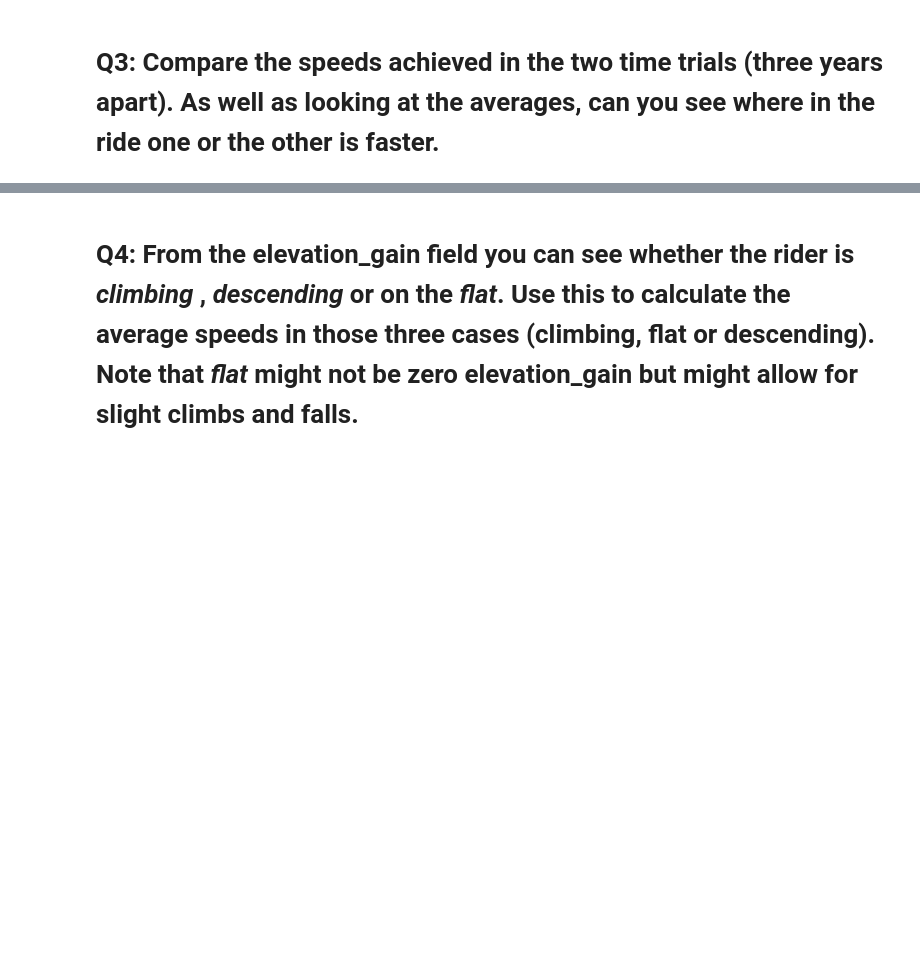
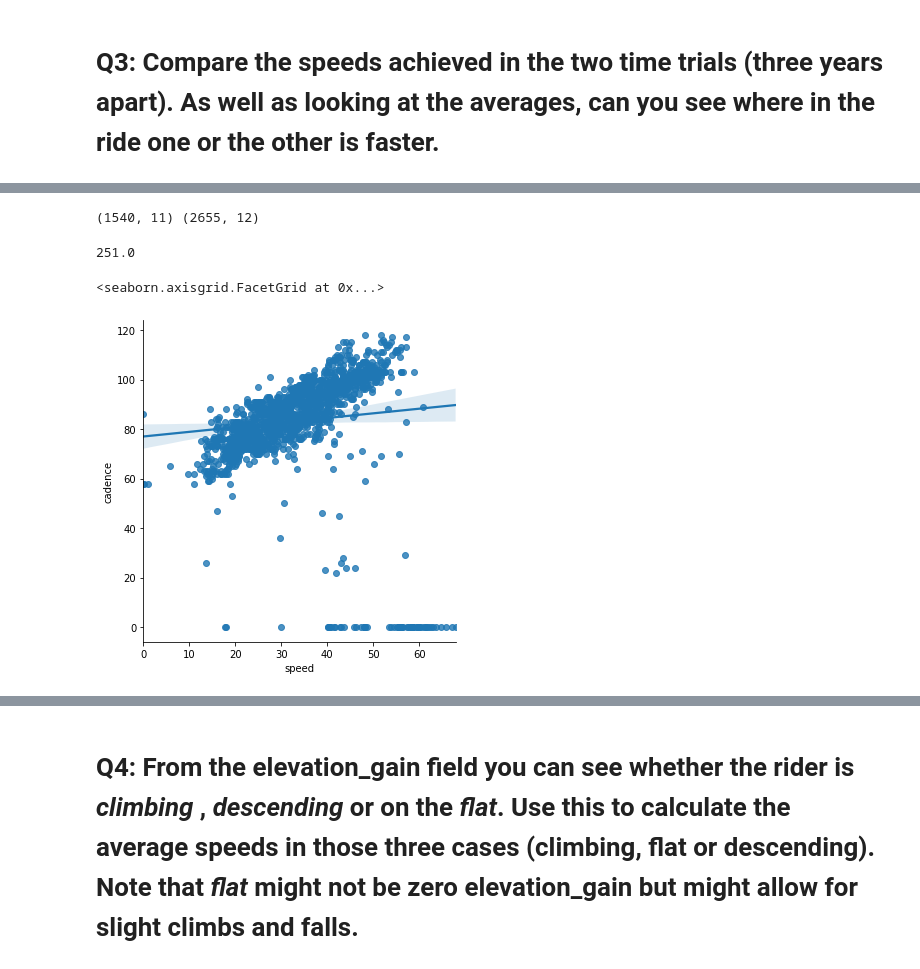
Before and after one commit to MQCOMP2200-S2-2021/Data-Science-Labs, a Jupyter notebook: Portfolio 1.ipynb, the cells around one changed output, grey strips where cells are left out. Saved outputs shown, nothing was run; the diff lists cells and outputs as text; code cells hidden in the pictures; blank space fills up the shorter version.

```diff
--- a/Portfolio 1.ipynb
+++ b/Portfolio 1.ipynb
@@ -52,8 +52,8 @@ import matplotlib.pyplot as plt
 %matplotlib inline
 # %%
 # read the four data files
-rr_16 = parse_gpx('files/Calga_RR_2016.gpx')
-tt_16 = parse_gpx('files/Calga_TT_2016.gpx')
-rr_19 = parse_gpx('files/Calga_RR_2019.gpx')
-tt_19 = parse_gpx('files/Calga_TT_2019.gpx')
+rr16 = parse_gpx('files/Calga_RR_2016.gpx')
+tt16 = parse_gpx('files/Calga_TT_2016.gpx')
+rr19 = parse_gpx('files/Calga_RR_2019.gpx')
+tt19 = parse_gpx('files/Calga_TT_2019.gpx')
 # %% [raw]
@@ -290,9 +290,9 @@ Dropping the 'power' column from the DFs, only tt_2019 has the power field fille
 
 using help from https://pandas.pydata.org/docs/reference/api/pandas.DataFrame.drop.html
 # %%
-rr_16= rr_16.drop(['power'], axis=1)
-rr_19= rr_19.drop(['power'], axis=1)
-tt_16= tt_16.drop(['power'], axis=1)
+rr16= rr16.drop(['power'], axis=1)
+rr19= rr19.drop(['power'], axis=1)
+tt16= tt16.drop(['power'], axis=1)
 # %% [markdown]
 # Q2: Compare the range of speeds for each ride, are time trials faster than road races?
 # %% [markdown]
@@ -374,16 +374,16 @@ print(len(rr_19))
 2655
 5503
 # %%
-rr_16['index']= '2016 road race'
-rr_16= rr_16.rename(columns={'index':'race type'})
+rr16['index']= '2016 road race'
+rr16= rr16.rename(columns={'index':'race type'})
 
-tt_16['index']= '2016 time trial'
-tt_16= tt_16.rename(columns={'index':'race type'})
+tt16['index']= '2016 time trial'
+tt16= tt16.rename(columns={'index':'race type'})
 
-rr_19['index']= '2019 road race'
-rr_19= rr_19.rename(columns={'index':'race type'})
+rr19['index']= '2019 road race'
+rr19= rr19.rename(columns={'index':'race type'})
 
-tt_19['index']= '2019 time trial'
-tt_19= tt_19.rename(columns={'index':'race type'})
+tt19['index']= '2019 time trial'
+tt19= tt19.rename(columns={'index':'race type'})
 # %%
 import seaborn as sns
@@ -468,10 +468,16 @@ for i, val in enumerate(allDF_clean['speed']):
 
     # THIS DID NOT WORK, FOUND A SIMPLER WAY
 # %%
-allDF_clean = allDF
-allDF_clean = allDF_clean[allDF_clean['speed'] < 80] # keeping all rows except those that are greater than 80.
+allDF_clean = allDF[allDF['speed'] < 80] # keeping all rows except those that are greater than 80.
 # In other words, removing all rows greater than 80. I originally thought this would substitute the values iin 'speed'
 # for boolean values instead. Like how a mask works. But this is not the case.
+
+# also applying to the DFs separately:
+
+rr16_clean = rr16[rr16['speed'] < 80]
+tt16_clean = tt16[tt16['speed'] < 80]
+rr19_clean = rr19[rr19['speed'] < 80]
+tt19_clean = tt19[tt19['speed'] < 80]
 # %%
 # checking the amount of outliers removed:
 
@@ -501,0 +528,4 @@ Now that the outliers have been removed, the y axis has decreased and we can see
+# %%
+print(tt16_clean.shape, tt19_clean.shape)
+# %% [output]
+(1540, 11) (2655, 12)
@@ -501,0 +534,9 @@ Now that the outliers have been removed, the y axis has decreased and we can see
+# %%
+tt16_clean['hr'].max()
+# %% [output]
+251.0
+# %%
+sns.lmplot('speed','cadence',tt16_clean)
+# %% [output]
+<seaborn.axisgrid.FacetGrid at 0x...>
+[figure, added]
```
Also changed, not shown: parts of 36 cells of this notebook.
